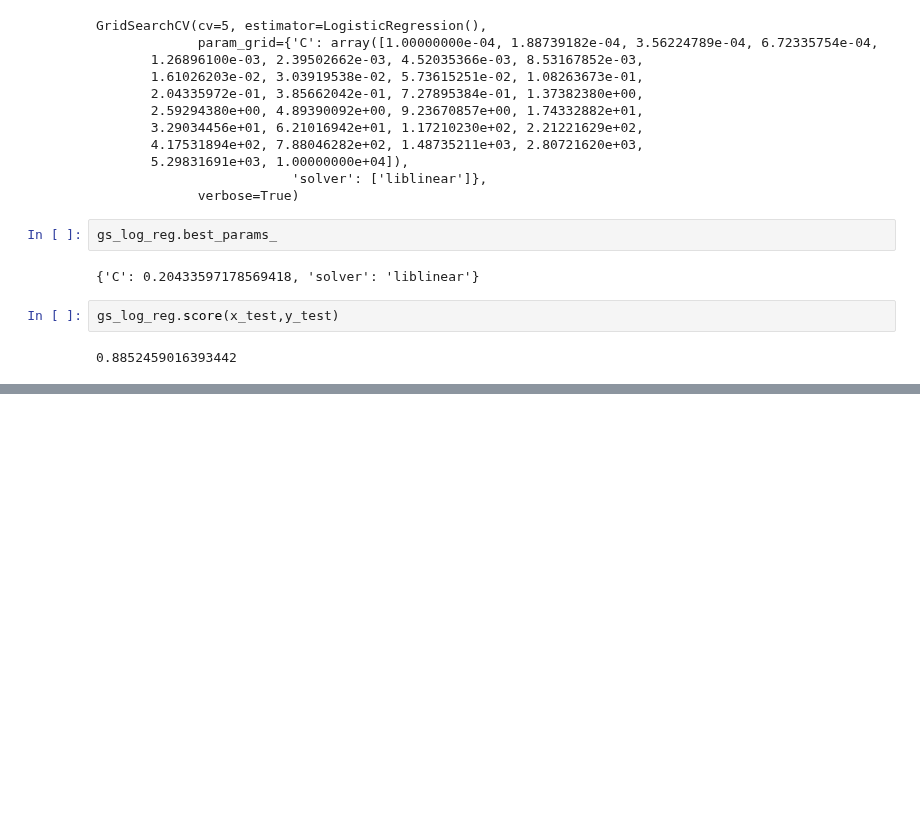
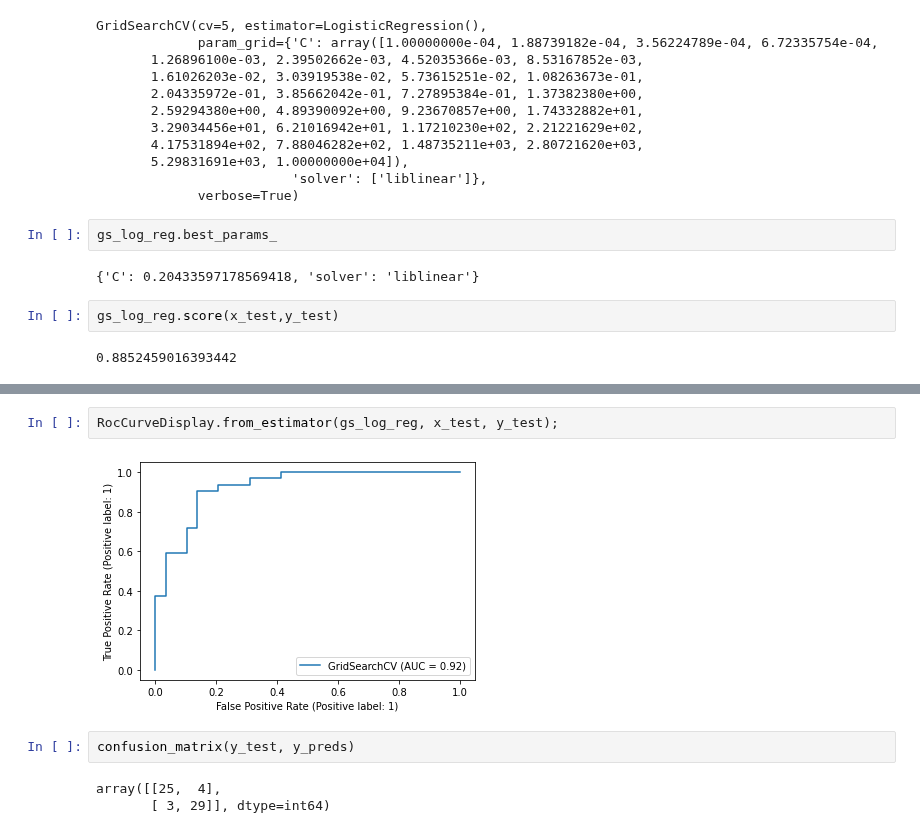
Before and after one commit to shamimsikder/ML-Exercises, a Jupyter notebook: Classification Project/Heart Disease Project.ipynb, the cells around one changed output, grey strips where cells are left out. Drawn from its saved outputs; the diff is of its cells as text; blank space fills up the shorter version.

```diff
--- a/Classification Project/Heart Disease Project.ipynb
+++ b/Classification Project/Heart Disease Project.ipynb
@@ -450,0 +459,9 @@ gs_log_reg.score(x_test,y_test)
+# %%
+RocCurveDisplay.from_estimator(gs_log_reg, x_test, y_test);
+# %% [output]
+[figure, added]
+# %%
+confusion_matrix(y_test, y_preds)
+# %% [output]
+array([[25,  4],
+       [ 3, 29]], dtype=int64)
```
Also changed, not shown: parts of 3 cells of this notebook.
